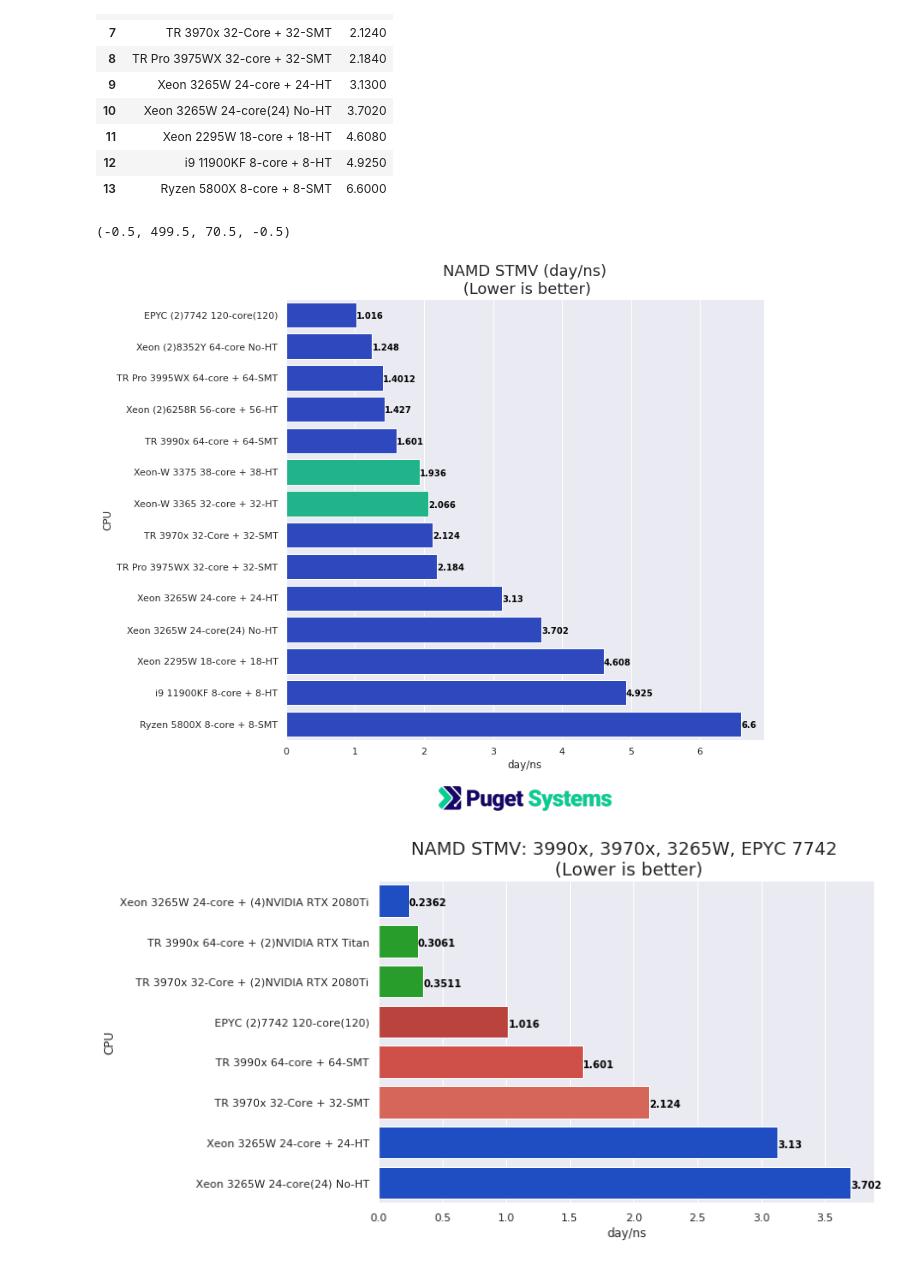
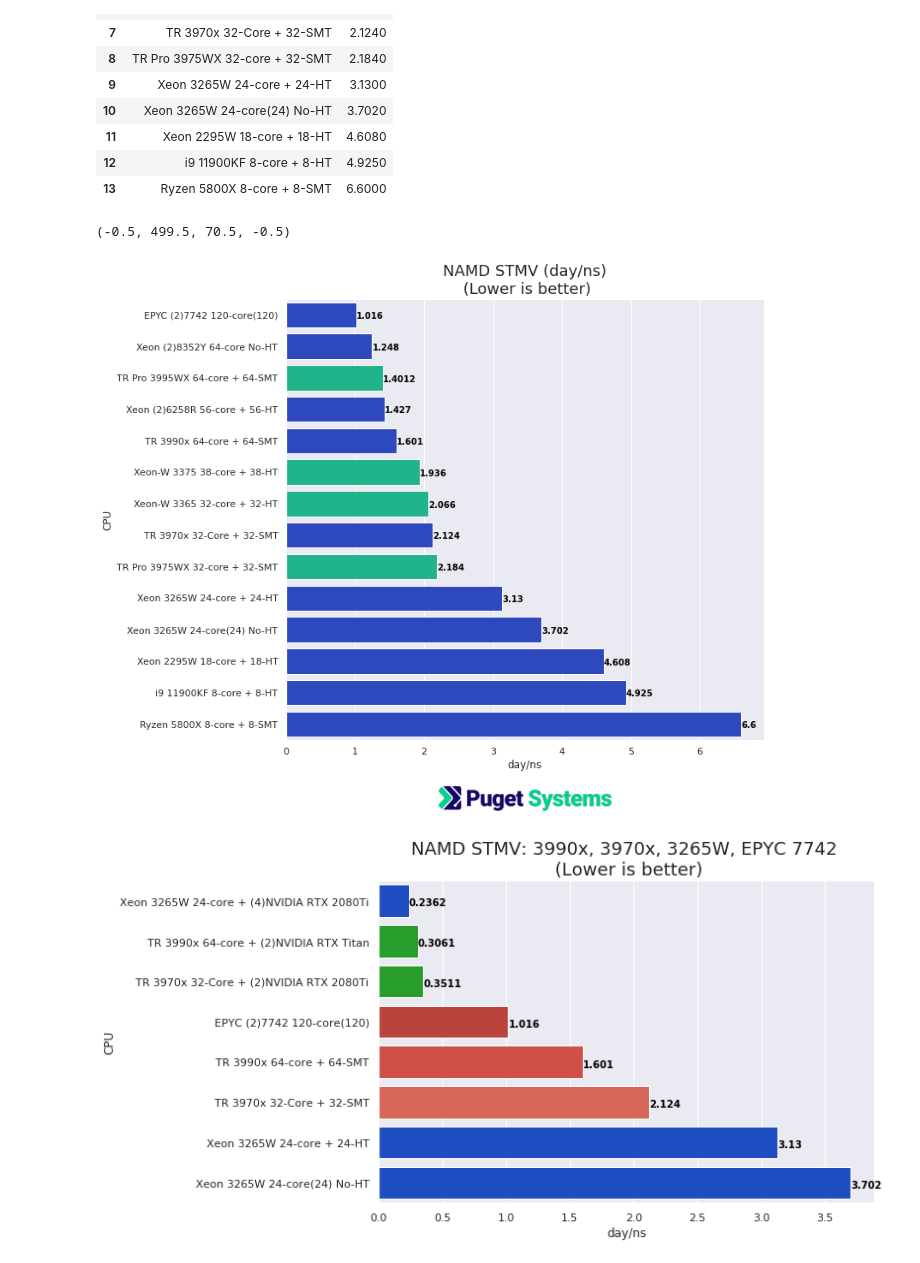
Before and after one commit to dbkinghorn/Notes, a Jupyter notebook: notes/Ice-Lake-Xeon/Xeon-W/ice-lake-plots.ipynb, the cells around one changed output. Saved outputs shown, nothing was run; the diff lists cells and outputs as text; code cells hidden in the pictures.

```diff
--- a/notes/Ice-Lake-Xeon/Xeon-W/ice-lake-plots.ipynb
+++ b/notes/Ice-Lake-Xeon/Xeon-W/ice-lake-plots.ipynb
@@ -39,13 +39,12 @@ dfhpl = pd.DataFrame({'CPU':[
     'i7 9800X (8 core, AVX512 MKL)',
     'Xeon 2145W (8 core, AVX512 MKL)',
     'Ryzen 3950X (16 core AVX2 BLIS2)',
-    'TR 2990WX (32 core AVX2 BLIS1.3)',
     'i9 11900KF (8-core, AVX512 oneMKL)',
     'Ryzen 3900X (12 core AVX2 BLIS2.0)',
     'i9 9900K (8 core, AVX2 MKL)',
     'Ryzen 5800X (8 core AVX2 BLIS3.0)'
      ],
-    'GFLOP/s':[2905,2667, 2483, 1785, 1759, 1583, 1571,1326,1317,1013,999,838,771,660,637,597,540,539,476,415]})
+    'GFLOP/s':[2905,2667, 2483, 1785, 1759, 1583, 1571,1326,1317,1013,999,838,771,660,637,540,539,476,415]})
 dfhpl
 # %% [output]
 |  | CPU | GFLOP/s |
@@ -79,10 +78,11 @@ d = "#163AD6"
 old = "#163AD6"
 new = "#08cc96"
 #clrs = [i,a,a,a,a,i,a,i,i,i,i,a,a,d,a,i,a]
-clrs = ["#163AD6"]*20
+clrs = ["#163AD6"]*19
 print(len(clrs))
 clrs[3] = new
 clrs[4] = new
+clrs[5] = new
 
 ax1.set_title('HPL Linpack Benchmark \n (Higher is better)', fontsize=18)
 
@@ -454,6 +454,8 @@ new = "#08cc96"
 clrs = ["#163AD6"]*14
 clrs[5] = new
 clrs[6] = new
+clrs[2] = new
+clrs[8] = new
 
 
 ax1.set_title('NAMD ApoA1 (day/ns)\n (Lower is better)', fontsize=18)
@@ -603,34 +605,36 @@ m = "#E6CE4C"
 d = "#163AD6"
 
 #a = "#08cc96"#"#fd411e"
 #i = "#130c64"#"#0071c5"
 #p = "#3e7aff"
 #clrs = (m,i,a,a,a,m,d,a,a,i,i,d)
 
 old = "#163AD6"
 new = "#08cc96"
 #clrs = [i,a,a,a,a,i,a,i,i,i,i,a,a,d,a,i,a]
 clrs = ["#163AD6"]*14
 clrs[5] = new
 clrs[6] = new
+clrs[2] = new
+clrs[8] = new
 
 
 ax1.set_title('NAMD STMV (day/ns)\n (Lower is better)', fontsize=18)
 
 ax1.figure.set_figwidth(10)
 ax1.figure.set_figheight(11)
 ax1 = sns.barplot(y="CPU", x="day/ns", data=dfstmv, palette=clrs )
 y = dfstmv['day/ns']
 for i, v in enumerate(y):
     ax1.text(v , i + .125, str(v), color='black', fontweight='bold')
 
 ax2 = plt.subplot(gs[1])
 logo = plt.imread('Puget-Systems-2020-logo-color-500.png')
 img = ax2.imshow(logo)
 ax2.axis('off')
 # %% [output]
 (-0.5, 499.5, 70.5, -0.5)
-[figure, old version]
+[figure, new version]
 # %%
 plt.figure(figsize=(9,6))
 
```
Also changed, not shown: parts of 3 cells of this notebook, 7 other files.
